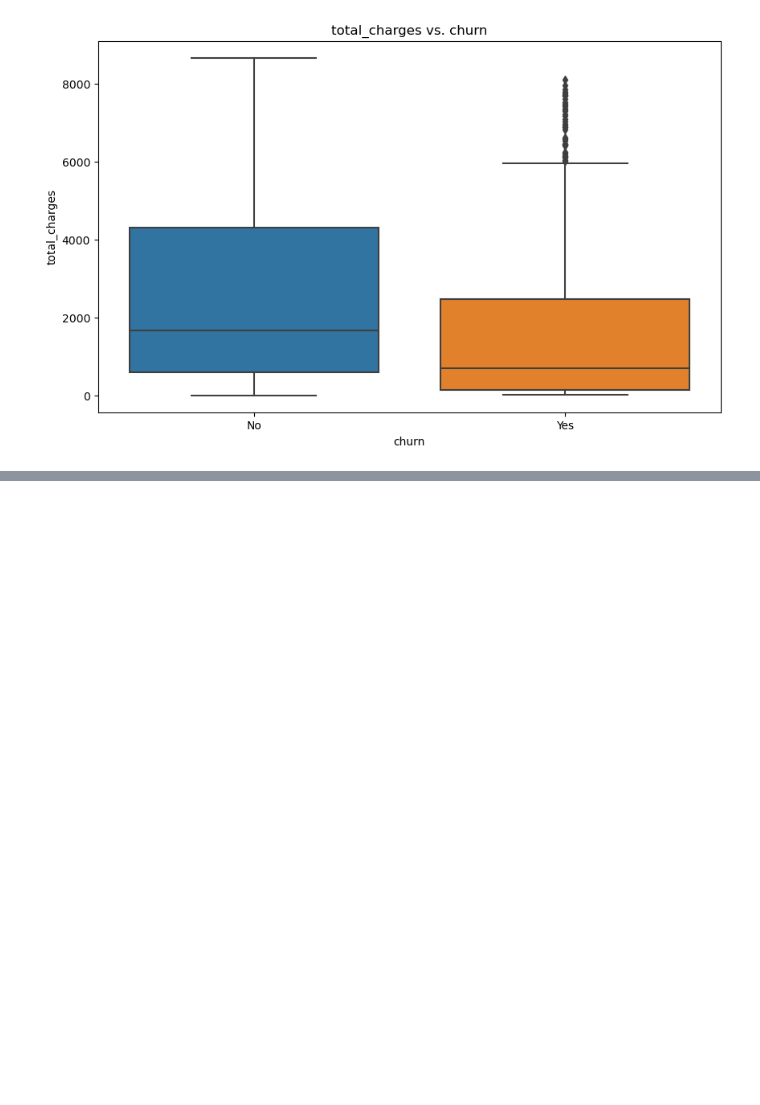
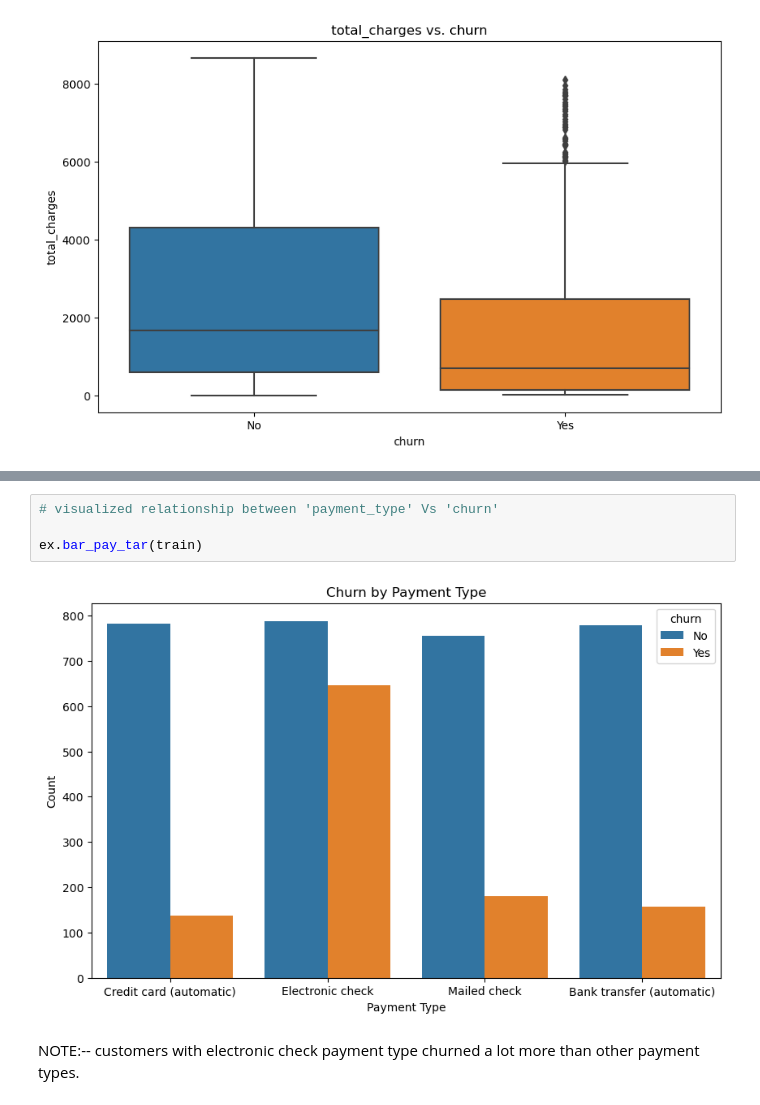
Before and after one commit to sikandar-shrestha/classification_project_telco, a Jupyter notebook: Final_Report.ipynb, the cells around one changed output, grey strips where cells are left out. Drawn from its saved outputs; the diff is of its cells as text; blank space fills up the shorter version.

```diff
--- a/Final_Report.ipynb
+++ b/Final_Report.ipynb
@@ -175,0 +265,8 @@ ex.explore_con_target(train,con)
+# %%
+# visualized relationship between 'payment_type' Vs 'churn'
+
+ex.bar_pay_tar(train)
+# %% [output]
+[figure, added]
+# %% [markdown]
+NOTE:-- customers with electronic check payment type churned a lot more than other payment types.
```
Also changed, not shown: parts of 61 cells of this notebook, 5 other files.
